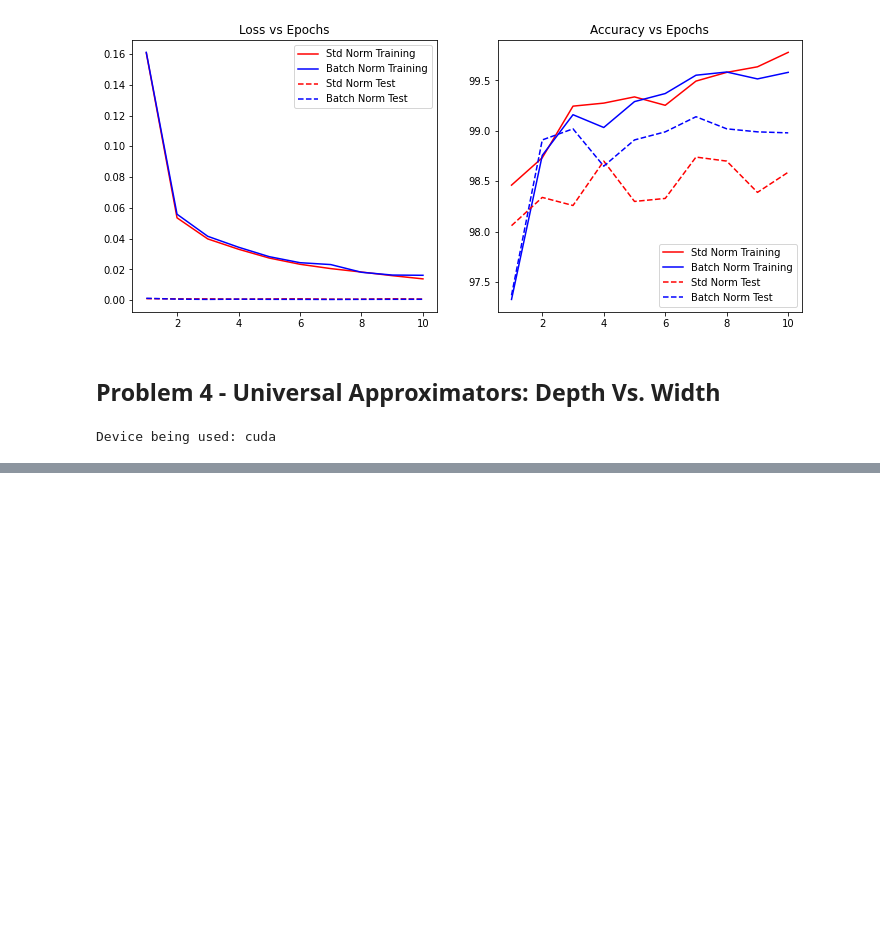
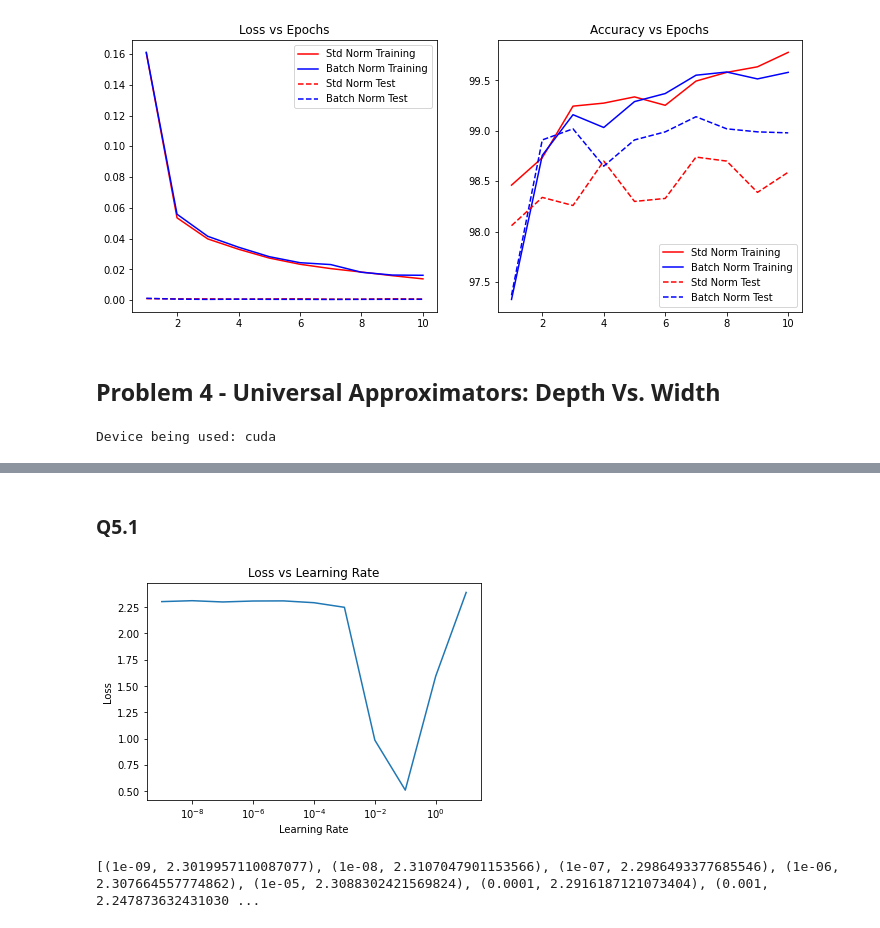
Before and after one commit to codexceed/MS-CS, a Jupyter notebook: Courses/IDLS/hw2/Homework 2.ipynb, the cells around one changed output, grey strips where cells are left out. Saved outputs shown, nothing was run; the diff lists cells and outputs as text; code cells hidden in the pictures; blank space fills up the shorter version.

```diff
--- a/Courses/IDLS/hw2/Homework 2.ipynb
+++ b/Courses/IDLS/hw2/Homework 2.ipynb
@@ -761,0 +837,48 @@ The overall conclusion is that while deeper network converge much better than sh
+# %% [markdown]
+### Q5.1
+# %%
+def train_fmnist_lrs(epochs):
+    losses = []
+
+    for lr in lr_candidates:
+        model = Classifier().to(device)
+
+        #defining the loss function
+        criterion = nn.CrossEntropyLoss()
+        optimizer = torch.optim.SGD(model.parameters(), lr=lr)
+
+        train_losses, valid_losses = [],[]
+        with tqdm(range(epochs), unit="Epoch") as tepoch:
+            for epoch in tepoch:
+                tepoch.set_description(f"Epoch {epoch + 1}")
+                running_loss = 0
+
+                # train the model #
+                for images, labels in trainloader:
+                    images = images.to(device)
+                    labels = labels.to(device)
+                    optimizer.zero_grad()
+                    log_ps = model(images)
+                    loss = criterion(log_ps, labels)
+                    loss.backward()
+                    optimizer.step()
+                    running_loss += loss.item()*images.size(0)
+
+                running_loss = running_loss/len(trainloader.sampler)
+                tepoch.set_postfix(loss=running_loss)
+
+        losses.append(running_loss)
+
+    return losses
+# %%
+losses = train_fmnist_lrs(5)
+# %%
+plt.plot(lr_candidates, losses)
+plt.title("Loss vs Learning Rate")
+plt.xscale("log")
+plt.xlabel("Learning Rate")
+plt.ylabel("Loss")
+plt.show()
+# %% [output]
+[figure, added]
+[(1e-09, 2.3019957110087077), (1e-08, 2.3107047901153566), (1e-07, 2.2986493377685546), (1e-06, 2.307664557774862), (1e-05, 2.3088302421569824), (0.0001, 2.2916187121073404), (0.001, 2.247873632431030 ...
```
Also changed, not shown: parts of 18 cells of this notebook.
